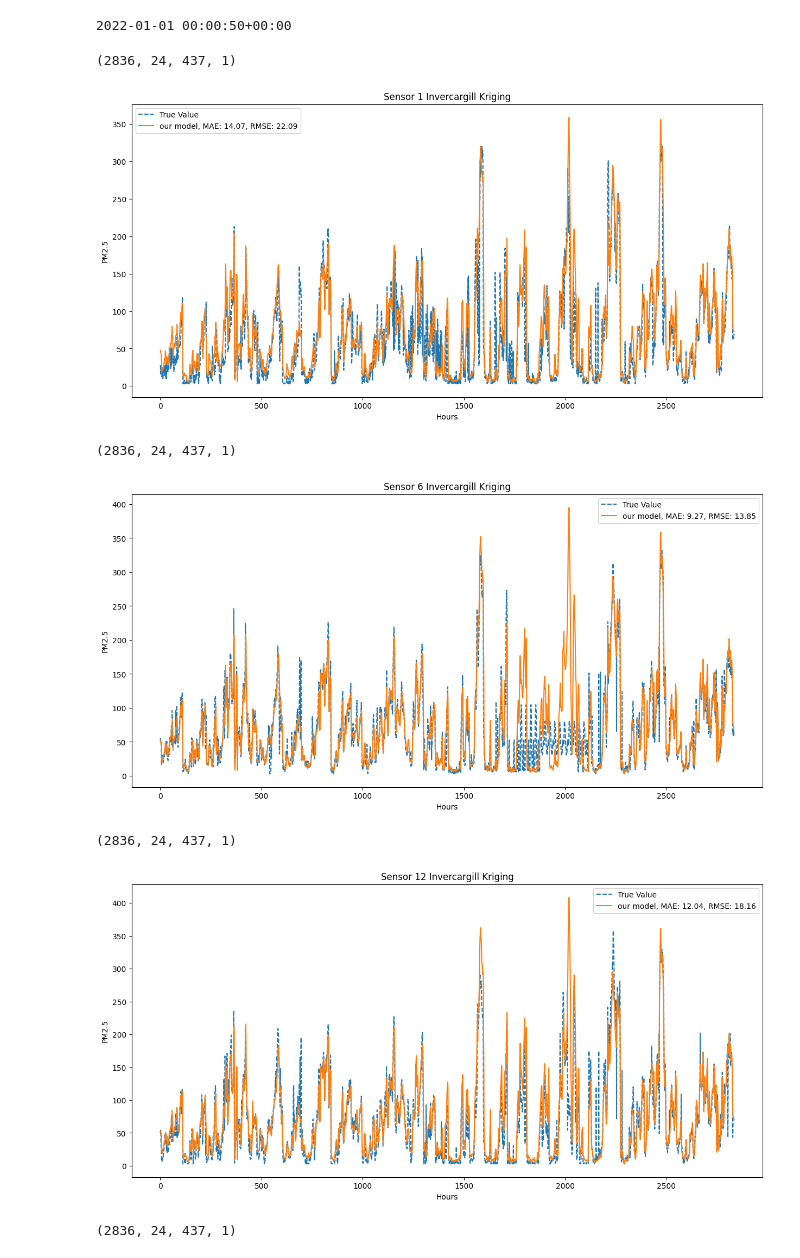
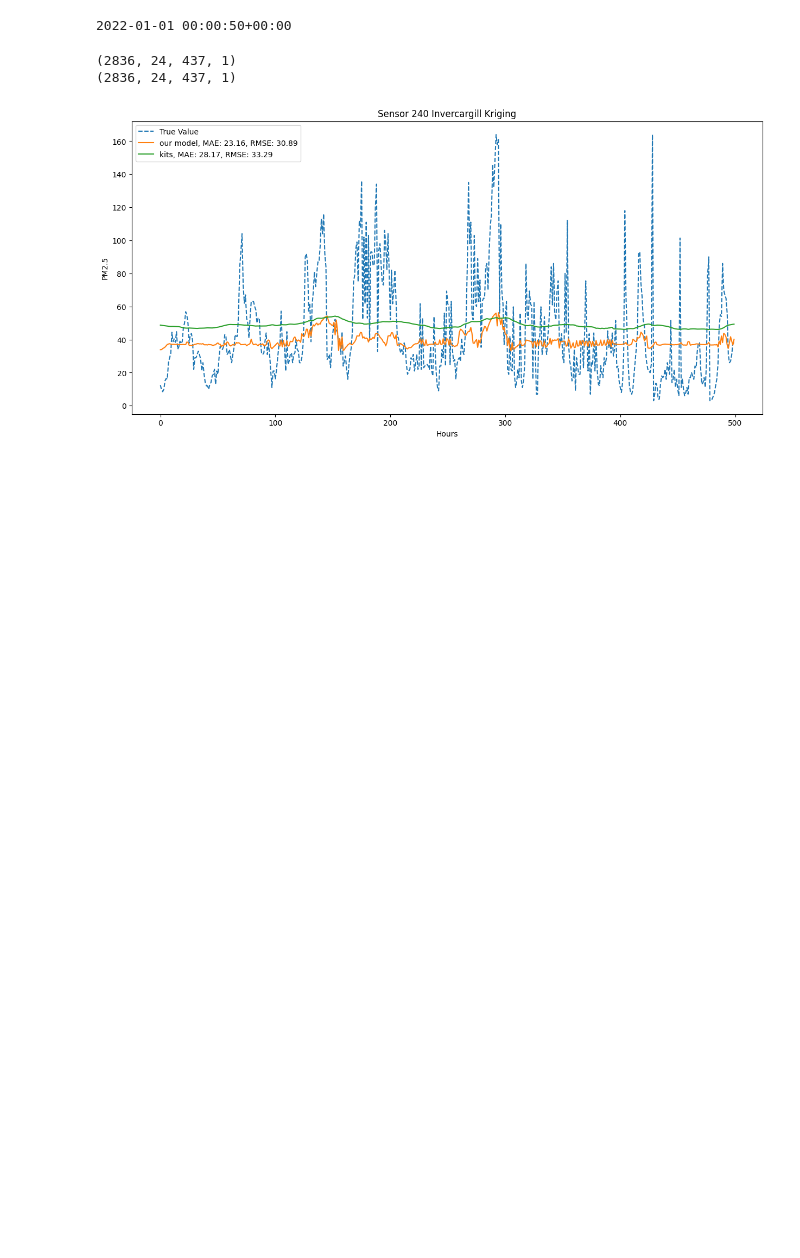
Before and after one commit to mattalajas/GEODE2025, a Jupyter notebook: Imputation/final_pred.ipynb, the cells around one changed output. Saved outputs shown, nothing was run; the diff lists cells and outputs as text; code cells hidden in the pictures; blank space fills up the shorter version.

```diff
--- a/Imputation/final_pred.ipynb
+++ b/Imputation/final_pred.ipynb
@@ -318,0 +471,18 @@ def load_model_and_infer(og_path: str, index, dev):
+# %%
+paths = ['../logs/ignnk/aqi/2025-06-30/18-19-25', '../logs/ignnk/aqi/2025-06-30/17-17-21', '../logs/ignnk/aqi/2025-06-30/16-27-19',
+          '../logs/dcrnn/aqi/2025-07-05/10-48-03', '../logs/dcrnn/aqi/2025-07-05/07-21-37', '../logs/dcrnn/aqi/2025-07-05/08-46-50',
+          '../logs/kits/aqi/2025-07-06/22-45-12', '../logs/kits/aqi/2025-07-07/00-25-17', '../logs/kits/aqi/2025-07-07/01-53-02',
+          '../logs/increase/aqi/2025-07-04/11-35-22', '../logs/increase/aqi/2025-07-04/11-08-44', '../logs/increase/aqi/2025-07-04/11-20-19']
+
+paths = ['../logs/ignnk/metrla/2025-07-03/04-00-16', '../logs/ignnk/metrla/2025-07-03/17-56-42', '../logs/ignnk/metrla/2025-07-04/01-53-14',
+         '../logs/dcrnn/metrla/2025-07-05/20-35-28', '../logs/dcrnn/metrla/2025-07-05/22-41-39', '../logs/dcrnn/metrla/2025-07-06/00-19-22',
+         '../logs/kits/metrla/2025-07-10/06-06-39', '../logs/kits/metrla/2025-07-10/00-09-06', '../logs/kits/metrla/2025-07-09/17-48-34',
+         '../logs/increase/metrla/2025-07-04/14-20-25', '../logs/increase/metrla/2025-07-04/14-34-16', '../logs/increase/metrla/2025-07-04/15-04-50']
+
+deets = []
+for path in paths:
+    res = load_model_and_infer(path, 0, 3, node_features='degree')
+    fin_res = graph_eval(res[0], res[1], res[2], res[-1], res[7])
+    deets.append(fin_res)
+    print(res[3])
+    print(fin_res)
@@ -318,0 +542,5 @@ def load_model_and_infer(og_path: str, index, dev):
+# %%
+deets
+mae_data = []
+for deet in deets:
+    mae_data.append(deet['mae'])
@@ -325,7 +640,7 @@ paths = ['../logs/unkrig/air/2025-05-02/15-59-51', '../logs/kits/air/2025-05-02/
 # paths = ['../logs/unkrig/air/2025-05-07/15-36-40', '../logs/kits/air/2025-05-02/00-40-52']
 paths = ['../logs/unkrig/metrla/2025-05-07/23-28-11', '../logs/kits/metrla/2025-05-14/15-07-38']
 paths = ['../logs/unkrigv2/metrla/2025-05-18/21-02-53']
-paths = ['../logs/dcrnn/metrla/2025-07-02/15-05-13', '../logs/unkrigv5/metrla/2025-07-02/18-50-38']
+paths = ['../logs/unkrigv5/aqi/2025-07-12/13-17-29', '../logs/dcrnn/aqi/2025-07-05/07-21-37']#, '../logs/unkrigv5/metrla/2025-07-02/18-50-38']
 # paths = ['../logs/unkrigv5/metrla/2025-06-17/15-25-56', '../logs/kits/metrla/2025-06-03/19-08-15']
 # paths = ['../logs/unkrigv3/air/2025-05-23/15-38-02', '../logs/kits/air/2025-05-23/16-53-39', '../logs/unkrigv3/air/2025-05-20/22-57-47']
 # paths = ['../logs/unkrigv5/aqi/2025-06-17/10-22-07']
@@ -359,7 +683,0 @@ LOCAL_RANK: 0 - CUDA_VISIBLE_DEVICES: [0,1,2,3,4,5,6,7]
-# %%
-paths = ['../logs/dcrnn/metrla/2025-07-02/15-05-13', '../logs/unkrigv5/metrla/2025-07-02/18-50-38']
-
-deets = []
-res = load_model_and_infer(paths[1], 0, 3)
-deets.append(res)
-print(res[3])
@@ -567,7 +874,7 @@ print(dt)
 # %%
 titles = ['our model', 'kits', 'ignnk', 'dida']
 styles = ['-']
-ranges = [0, -1]
+ranges = [1000, 1500]
 
 sensors = [26, 126, 200, 21, 121, 18, 189, 50, 35, 182, 181, 180, 186, 59, 150, 8, 34, 185, 46, 66, 203, 149, 87, 100, 14, 86, 104, 112, 89, 151, 148, 172, 88, 202, 9, 51, 84, 204, 130, 41, 197, 77, 194, 43, 45, 44, 92, 153, 152, 146, 105, 120, 99, 158, 179, 131, 201, 167, 106, 82, 76, 11, 110, 178, 55, 173, 81, 62, 169]
 sensors = [43, 45, 44, 92, 153, 152, 146, 105, 120, 99, 158, 179, 131, 201, 167, 106, 82, 76, 11, 110, 178, 55, 173, 81, 62, 169]
@@ -588,7 +895,7 @@ sensors = [4, 6, 7, 9, 12, 13, 16, 18, 24, 25, 31, 34, 35, 36, 39]
 
 # all_s = [1, 6, 12, 13, 19, 21, 29, 36, 37, 39, 49, 52, 53, 54, 55, 56, 58, 59, 62, 72, 74] + [75, 77, 83, 84, 89, 95, 96, 100, 103, 105, 108, 109, 117, 119, 120, 122, 126, 133, 138, 139, 145, 149, 150, 153, 160, 161, 163, 165, 169, 170, 171, 196, 204, 206]
 
-sensors = [1, 6, 12, 13, 19, 21, 29, 36, 37, 39, 49]
+sensors = [240]
         #    52, 53, 54, 55, 56, 58, 59, 62, 72, 74, 75, 77, 83, 84, 89, 95, 96, 100, 103, 105, 108, 109, 117, 119, 120, 122, 126, 133, 138, 139, 145, 149, 150, 153, 160, 161, 163, 165, 169, 170, 171, 196, 204, 206, 214, 220, 221, 226, 238, 239, 244, 247, 251, 252, 257, 261, 262, 263, 266, 269, 270, 278, 282, 285, 291, 297, 300, 301, 302, 306, 308, 309, 311, 316, 320, 324, 326, 327, 328, 332, 337, 344, 346, 349, 350, 362, 363, 365, 366, 381, 385, 387, 391, 398, 399, 407, 417, 418, 422, 427, 428, 436]
 
         #    [86, 87, 88, 89, 90, 99, 100, 104, 106, 112, 121, 124, 126, 130, 131, 134, 146, 148, 149, 150, 151, 152, 153, 158, 165, 170, 172, 174, 180, 181, 182, 184, 185, 186, 189, 197, 200, 202, 203, 204]
@@ -602,36 +909,32 @@ for sensor in sensors:
     plt.figure(figsize=(15,7))
     y_true = deets[0][1]
 
     # y_true = np.where(deets[0][2] == 1, y_true, 400)
 
     plt.plot(y_true[ranges[0]:ranges[1], -1, sensor, :], '--', label='True Value')
     # plt.plot(deets[1][0][ranges[0]:ranges[1], 0, 33, :], '--', label='KITS')
     for ind, deet in enumerate(deets):
         # deet = deets[0]
         y_hat = deet[0]
         print(y_hat.shape)
         test_mae=numpy_metrics.mae(y_hat[ranges[0]:ranges[1], :, sensor, :],
                                     y_true[ranges[0]:ranges[1], :, sensor, :], deets[0][2][ranges[0]:ranges[1], :, sensor])
         test_rmse=numpy_metrics.rmse(y_hat[ranges[0]:ranges[1], :, sensor, :],
                                     y_true[ranges[0]:ranges[1], :, sensor, :], deets[0][2][ranges[0]:ranges[1], :, sensor])
 
     # if test_mre > 20:
         plt.plot(y_hat[ranges[0]:ranges[1], -1, sensor, :], label=f'{titles[ind]}, MAE: {test_mae:.2f}, RMSE: {test_rmse:.2f}')
         mape_deet[ind] += test_mae
         rmse_deet[ind] += test_rmse
         # plt.plot(deet[1][ranges[0]:ranges[1], 0, 4, :], label=f'True Value')
 
     # plt.ylim((0, 100))
     plt.xlabel('Hours')
     plt.ylabel('PM2.5')
     plt.legend()
     plt.title(f'Sensor {sensor} Invercargill Kriging')
     plt.show()
 # %% [output]
 (2836, 24, 437, 1)
+(2836, 24, 437, 1)
-[figure, old version]
+[figure, new version]
-(2836, 24, 437, 1)
-[figure, removed]
-(2836, 24, 437, 1)
-[figure, removed]
-(2836, 24, 437, 1)
```
Also changed, not shown: parts of 21 cells of this notebook, 9 other files.
